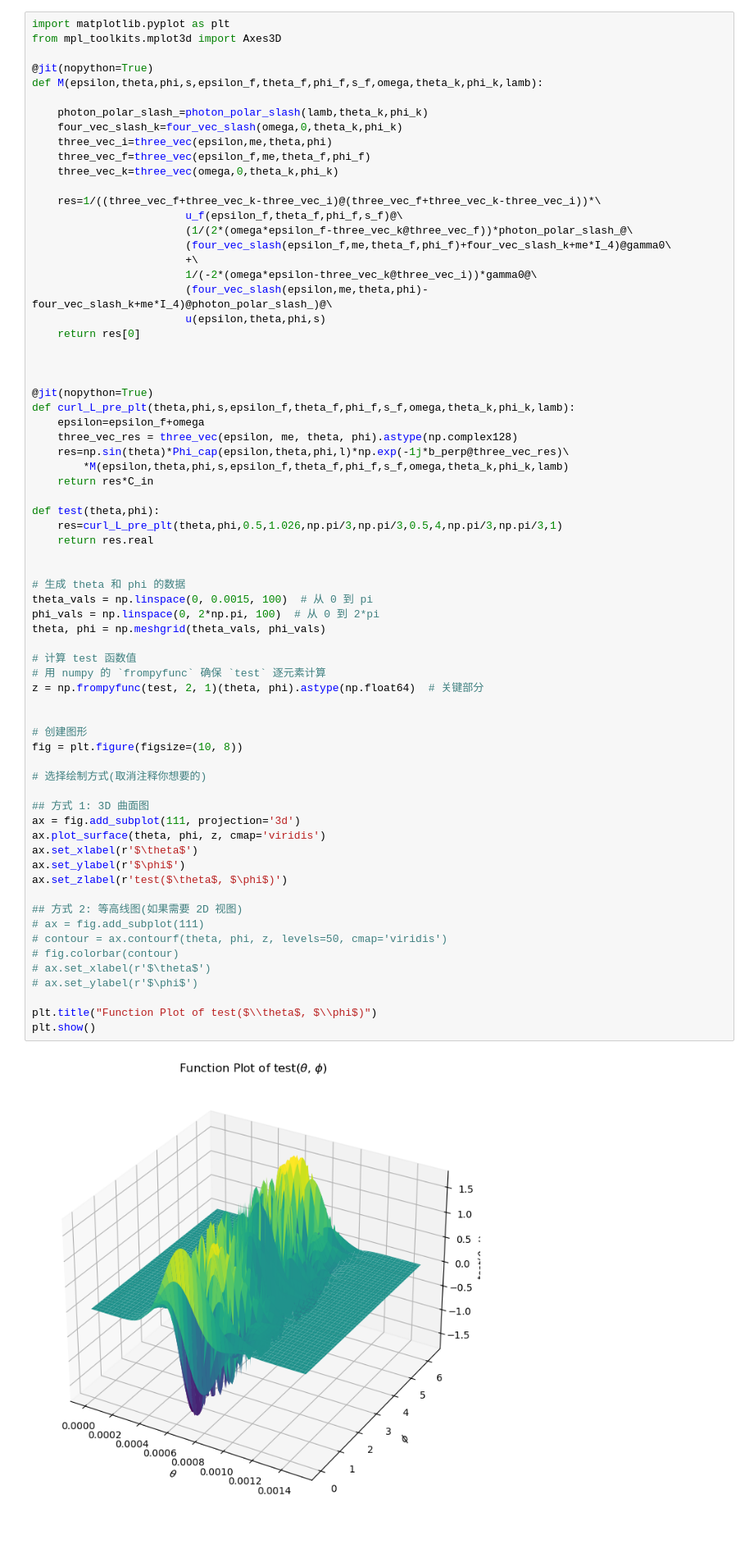
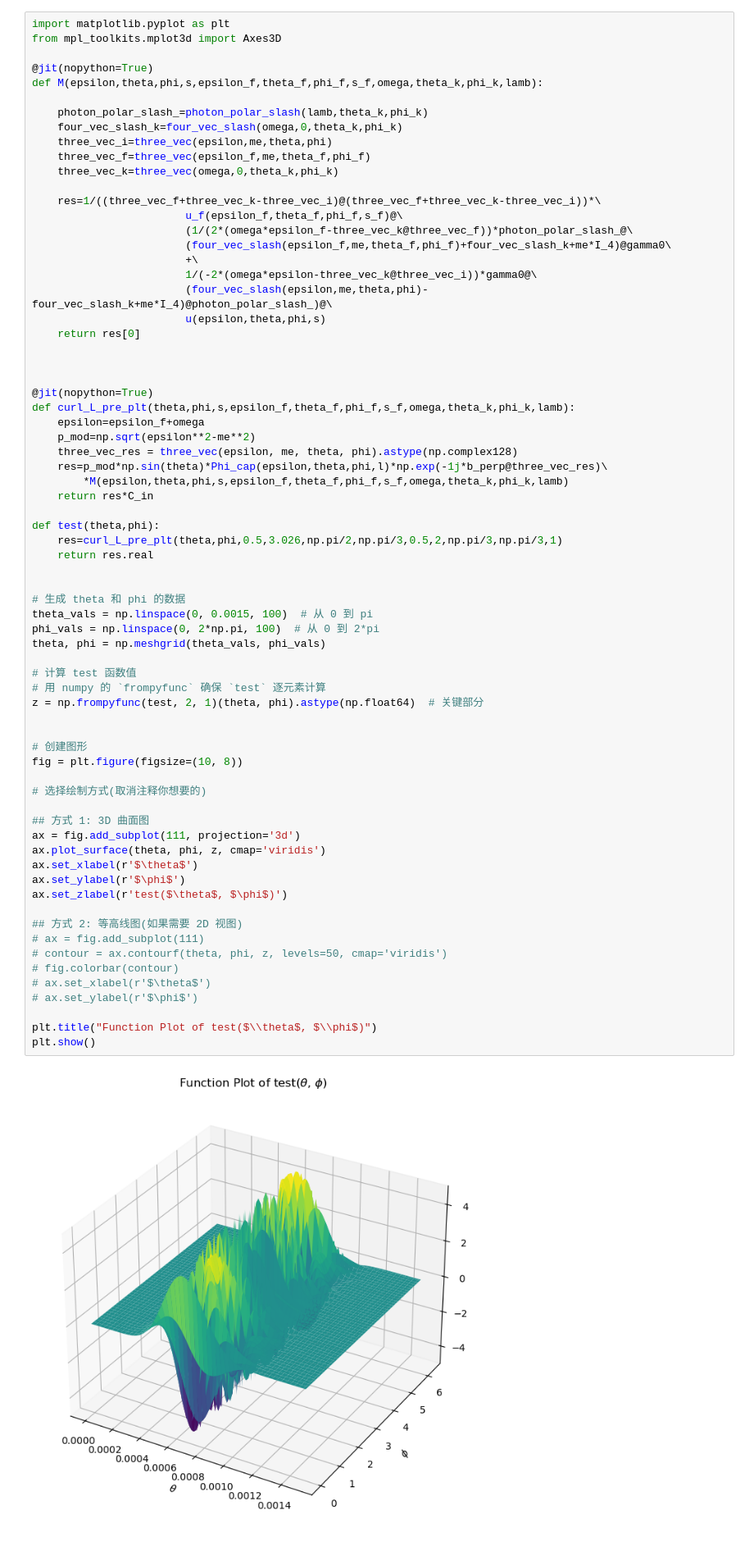
Before and after one commit to stiliglink/issue2, a Jupyter notebook: bremsstrahlung_LG.ipynb, the cells around one changed output. Shown: that part at 82% size. Saved outputs shown, nothing was run; the diff lists cells and outputs as text.

```diff
--- a/bremsstrahlung_LG.ipynb
+++ b/bremsstrahlung_LG.ipynb
@@ -251,13 +274,14 @@ def M(epsilon,theta,phi,s,epsilon_f,theta_f,phi_f,s_f,omega,theta_k,phi_k,lamb):
 @jit(nopython=True)
 def curl_L_pre_plt(theta,phi,s,epsilon_f,theta_f,phi_f,s_f,omega,theta_k,phi_k,lamb):
     epsilon=epsilon_f+omega
+    p_mod=np.sqrt(epsilon**2-me**2)
     three_vec_res = three_vec(epsilon, me, theta, phi).astype(np.complex128)
-    res=np.sin(theta)*Phi_cap(epsilon,theta,phi,l)*np.exp(-1j*b_perp@three_vec_res)\
+    res=p_mod*np.sin(theta)*Phi_cap(epsilon,theta,phi,l)*np.exp(-1j*b_perp@three_vec_res)\
         *M(epsilon,theta,phi,s,epsilon_f,theta_f,phi_f,s_f,omega,theta_k,phi_k,lamb)
     return res*C_in
 
 def test(theta,phi):
-    res=curl_L_pre_plt(theta,phi,0.5,1.026,np.pi/3,np.pi/3,0.5,4,np.pi/3,np.pi/3,1)
+    res=curl_L_pre_plt(theta,phi,0.5,3.026,np.pi/2,np.pi/3,0.5,2,np.pi/3,np.pi/3,1)
     return res.real
 
 
@@ -266,31 +290,31 @@ theta_vals = np.linspace(0, 0.0015, 100)  # 从 0 到 pi
 phi_vals = np.linspace(0, 2*np.pi, 100)  # 从 0 到 2*pi
 theta, phi = np.meshgrid(theta_vals, phi_vals)
 
 # 计算 test 函数值
 # 用 numpy 的 `frompyfunc` 确保 `test` 逐元素计算
 z = np.frompyfunc(test, 2, 1)(theta, phi).astype(np.float64)  # 关键部分
 
 
 # 创建图形
 fig = plt.figure(figsize=(10, 8))
 
 # 选择绘制方式(取消注释你想要的)
 
 ## 方式 1: 3D 曲面图
 ax = fig.add_subplot(111, projection='3d')
 ax.plot_surface(theta, phi, z, cmap='viridis')
 ax.set_xlabel(r'$\theta$')
 ax.set_ylabel(r'$\phi$')
 ax.set_zlabel(r'test($\theta$, $\phi$)')
 
 ## 方式 2: 等高线图(如果需要 2D 视图)
 # ax = fig.add_subplot(111)
 # contour = ax.contourf(theta, phi, z, levels=50, cmap='viridis')
 # fig.colorbar(contour)
 # ax.set_xlabel(r'$\theta$')
 # ax.set_ylabel(r'$\phi$')
 
 plt.title("Function Plot of test($\\theta$, $\\phi$)")
 plt.show()
 # %% [output]
-[figure, old version]
+[figure, new version]
```
Also changed, not shown: parts of 1 cell of this notebook, 2 other files.
